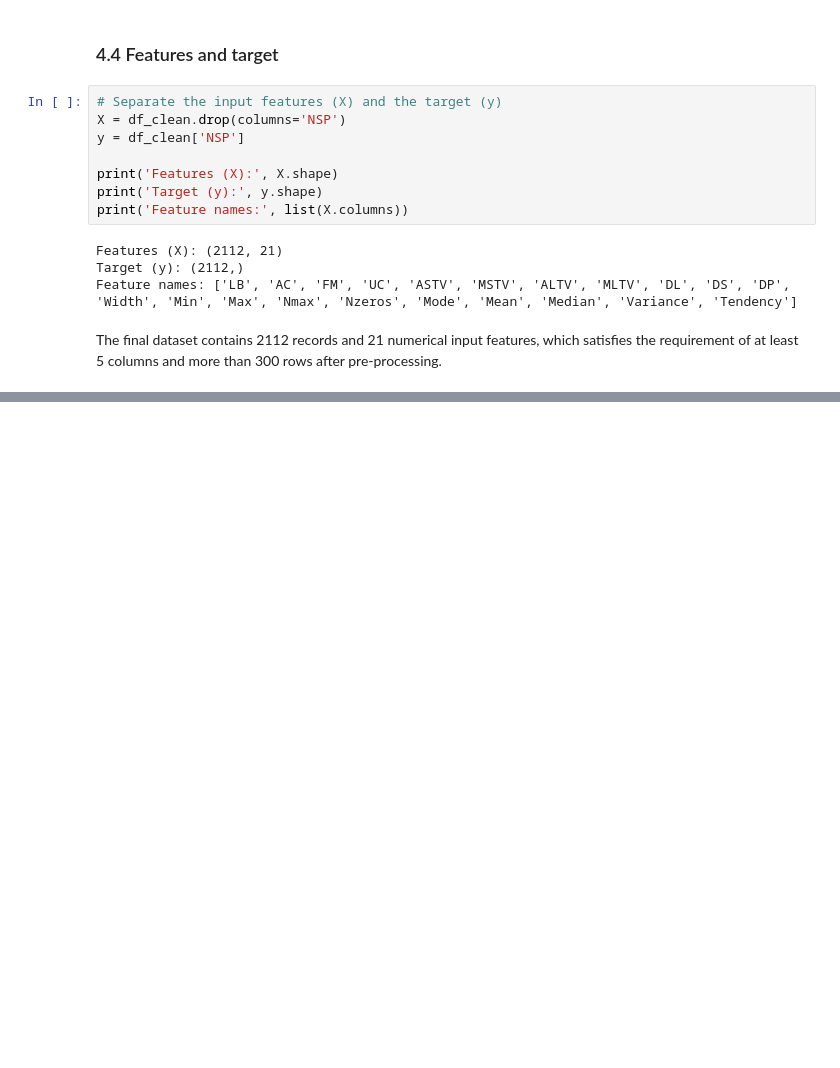
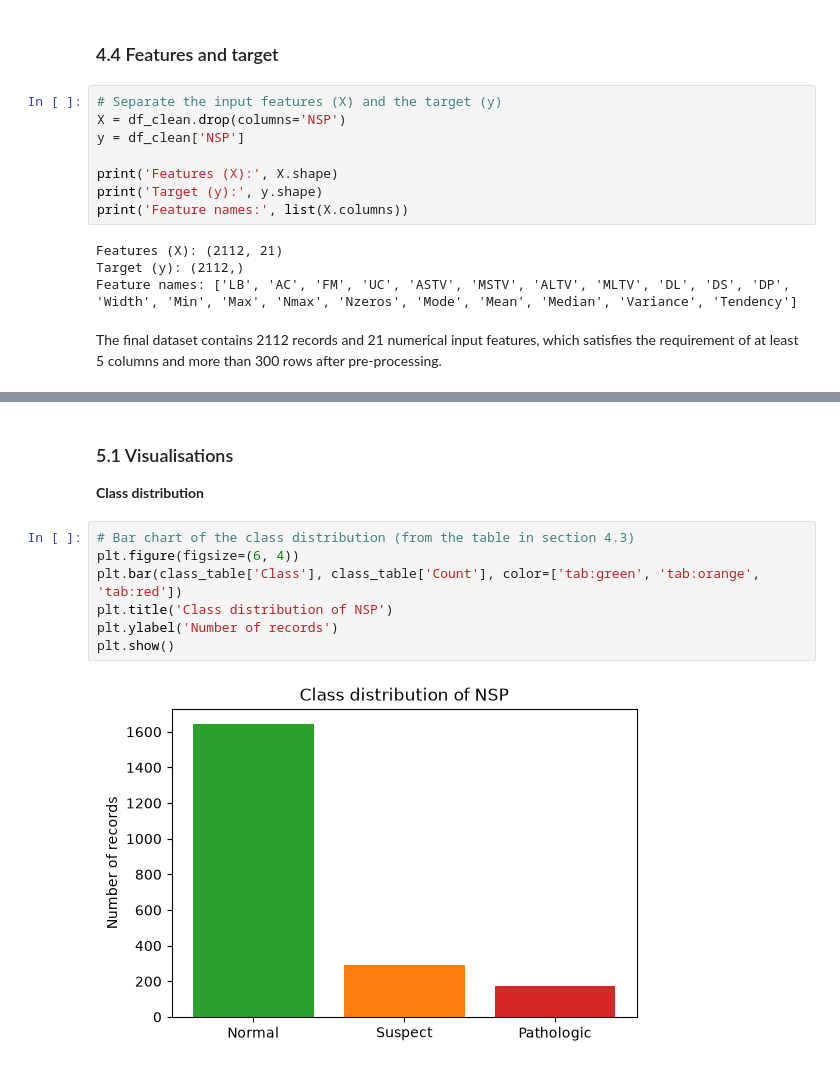
Before and after one commit to sba26106-bit/machine-learning-ca1, a Jupyter notebook: CA1_ML.ipynb, the cells around one changed output, grey strips where cells are left out. Saved outputs shown, nothing was run; the diff lists cells and outputs as text; blank space fills up the shorter version.

Commit message:
Add files via upload
5.1 Visualisations
Class distribution
Correlation between features

```diff
--- a/CA1_ML.ipynb
+++ b/CA1_ML.ipynb
@@ -299,0 +320,13 @@ The final dataset contains 2112 records and 21 numerical input features, which s
+# %% [markdown]
+### 5.1 Visualisations
+
+**Class distribution**
+# %%
+# Bar chart of the class distribution (from the table in section 4.3)
+plt.figure(figsize=(6, 4))
+plt.bar(class_table['Class'], class_table['Count'], color=['tab:green', 'tab:orange', 'tab:red'])
+plt.title('Class distribution of NSP')
+plt.ylabel('Number of records')
+plt.show()
+# %% [output]
+[figure, added]
```
Also changed, not shown: parts of 8 cells of this notebook.
